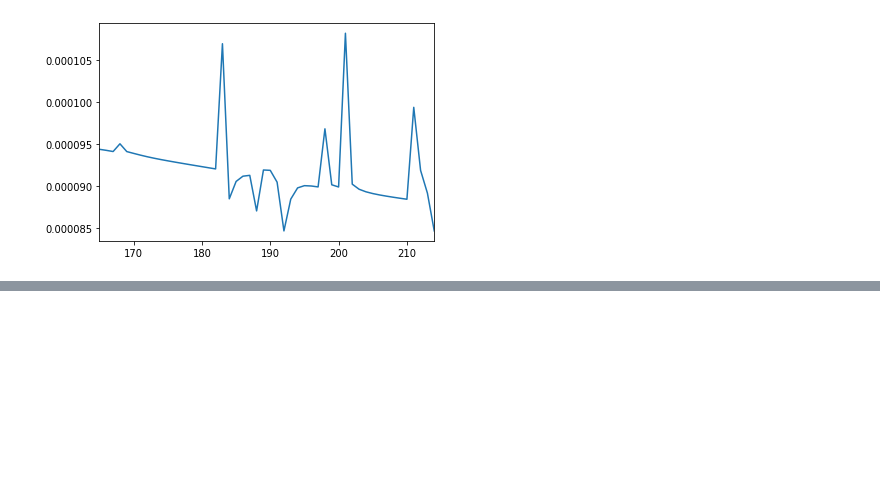
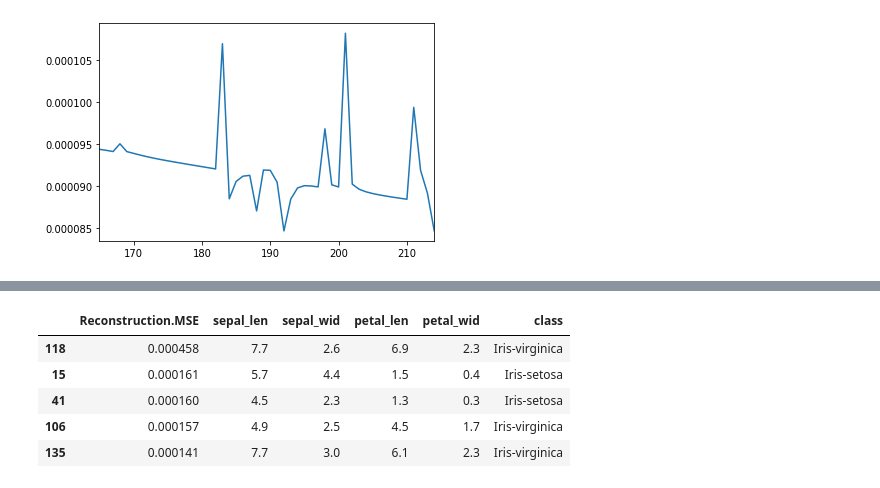
Before and after one commit to shobhitsundriyal/trying_h2o.ai, a Jupyter notebook: Iris_autoencoder.ipynb, the cells around one changed output, grey strips where cells are left out. Drawn from its saved outputs; the diff is of its cells as text; code cells hidden in the pictures; blank space fills up the shorter version.

```diff
--- a/Iris_autoencoder.ipynb
+++ b/Iris_autoencoder.ipynb
@@ -219,0 +222,2 @@ sh['training_mse'].tail(50).plot()
+# %%
+x.append('class')
@@ -219,0 +228,5 @@ sh['training_mse'].tail(50).plot()
+# %%
+m_anomly16 = ae(hidden=[16], activation='Tanh', epochs=300, model_id='anomy_model',
+                train_samples_per_iteration=train.nrow, score_interval=0, score_duty_cycle=1.0,
+                stopping_rounds=15)
+%time m_anomly16.train(x, None, iris)
@@ -219,0 +237,13 @@ sh['training_mse'].tail(50).plot()
+# %%
+anomalies = m_anomly16.anomaly(iris).cbind(iris).as_data_frame()
+#             RE error  appends -    original data
+# %%
+s = anomalies.sort_values('Reconstruction.MSE', ascending=False)
+s.head()
+# %% [output]
+|  | Reconstruction.MSE | sepal_len | sepal_wid | petal_len | petal_wid | class |
+| 118 | 0.000458 | 7.7 | 2.6 | 6.9 | 2.3 | Iris-virginica |
+| 15 | 0.000161 | 5.7 | 4.4 | 1.5 | 0.4 | Iris-setosa |
+| 41 | 0.000160 | 4.5 | 2.3 | 1.3 | 0.3 | Iris-setosa |
+| 106 | 0.000157 | 4.9 | 2.5 | 4.5 | 1.7 | Iris-virginica |
+| 135 | 0.000141 | 7.7 | 3.0 | 6.1 | 2.3 | Iris-virginica |
```
Also changed, not shown: parts of 4 cells of this notebook.
